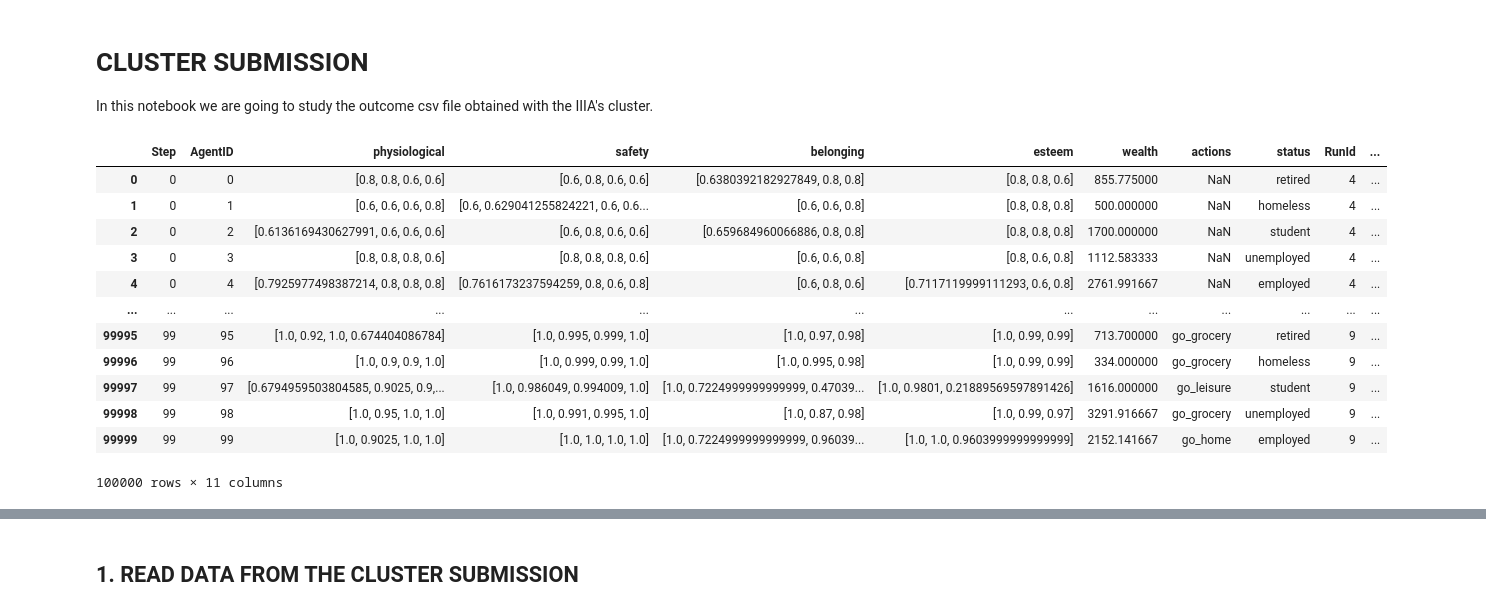
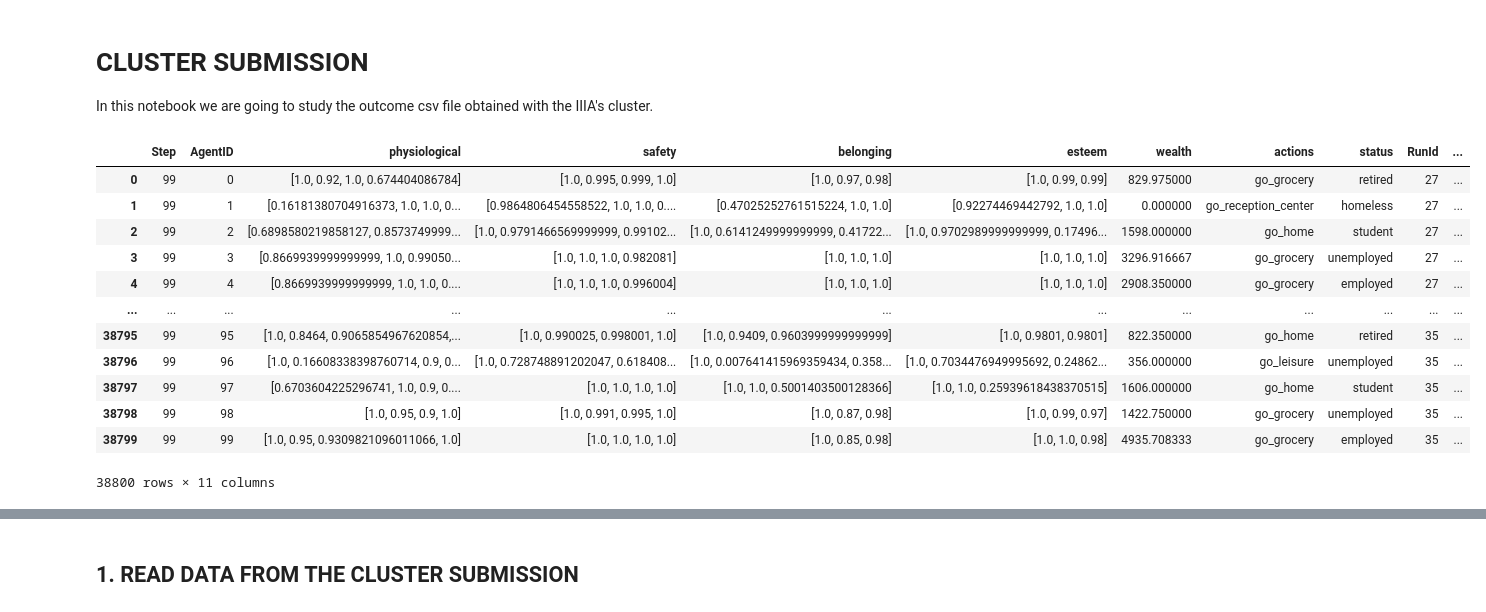
Before and after one commit to yuvalw11/Aporophobia-recreation, a Jupyter notebook: Results/cluster.ipynb, the cells around one changed output, grey strips where cells are left out. Cells and saved outputs as stored; diff of their text form; code cells hidden in the pictures.

```diff
--- a/Results/cluster.ipynb
+++ b/Results/cluster.ipynb
@@ -4,34 +4,33 @@ In this notebook we are going to study the outcome csv file obtained with the II
 # %%
 import pandas as pd
 import pathlib
 datasets = []
 
 for file in pathlib.Path('../my_results').iterdir():
     if 'agent_vars' not in str(file):
         continue
     dataset = pd.read_csv(str(file), delimiter=";")
     run_parameters = file.name.split('_')[-2]
     run_id = int(run_parameters.split(':')[0])
     norm_ids = f'({", ".join(run_parameters.split(":")[1].split("-"))})'
     dataset['RunId'] = run_id
     dataset['norms_ind'] = str(norm_ids)
-    # dataset = dataset.assign(norms_ind=[norm_ids] * len(dataset))
-    datasets.append(dataset)
+    datasets.append(dataset.query('Step == 99'))
 
 cluster = pd.concat(datasets)
 cluster.reset_index(drop=True, inplace=True)
 cluster
 # %% [output]
 |  | Step | AgentID | physiological | safety | belonging | esteem | wealth | actions | status | RunId | ... |
-| 0 | 0 | 0 | [0.8, 0.8, 0.6, 0.6] | [0.6, 0.8, 0.6, 0.6] | [0.6380392182927849, 0.8, 0.8] | [0.8, 0.8, 0.6] | 855.775000 | NaN | retired | 4 | ... |
-| 1 | 0 | 1 | [0.6, 0.6, 0.6, 0.8] | [0.6, 0.629041255824221, 0.6, 0.6... | [0.6, 0.6, 0.8] | [0.8, 0.8, 0.8] | 500.000000 | NaN | homeless | 4 | ... |
-| 2 | 0 | 2 | [0.6136169430627991, 0.6, 0.6, 0.6] | [0.6, 0.8, 0.6, 0.6] | [0.659684960066886, 0.8, 0.8] | [0.8, 0.8, 0.8] | 1700.000000 | NaN | student | 4 | ... |
-| 3 | 0 | 3 | [0.8, 0.8, 0.8, 0.6] | [0.8, 0.8, 0.8, 0.6] | [0.6, 0.6, 0.8] | [0.8, 0.6, 0.8] | 1112.583333 | NaN | unemployed | 4 | ... |
-| 4 | 0 | 4 | [0.7925977498387214, 0.8, 0.8, 0.8] | [0.7616173237594259, 0.8, 0.6, 0.8] | [0.6, 0.8, 0.6] | [0.7117119999111293, 0.6, 0.8] | 2761.991667 | NaN | employed | 4 | ... |
+| 0 | 99 | 0 | [1.0, 0.92, 1.0, 0.674404086784] | [1.0, 0.995, 0.999, 1.0] | [1.0, 0.97, 0.98] | [1.0, 0.99, 0.99] | 829.975000 | go_grocery | retired | 27 | ... |
+| 1 | 99 | 1 | [0.16181380704916373, 1.0, 1.0, 0... | [0.9864806454558522, 1.0, 1.0, 0.... | [0.47025252761515224, 1.0, 1.0] | [0.92274469442792, 1.0, 1.0] | 0.000000 | go_reception_center | homeless | 27 | ... |
+| 2 | 99 | 2 | [0.6898580219858127, 0.8573749999... | [1.0, 0.9791466569999999, 0.99102... | [1.0, 0.6141249999999999, 0.41722... | [1.0, 0.9702989999999999, 0.17496... | 1598.000000 | go_home | student | 27 | ... |
+| 3 | 99 | 3 | [0.8669939999999999, 1.0, 0.99050... | [1.0, 1.0, 1.0, 0.982081] | [1.0, 1.0, 1.0] | [1.0, 1.0, 1.0] | 3296.916667 | go_grocery | unemployed | 27 | ... |
+| 4 | 99 | 4 | [0.8669939999999999, 1.0, 1.0, 0.... | [1.0, 1.0, 1.0, 0.996004] | [1.0, 1.0, 1.0] | [1.0, 1.0, 1.0] | 2908.350000 | go_grocery | employed | 27 | ... |
 | ... | ... | ... | ... | ... | ... | ... | ... | ... | ... | ... | ... |
-| 99995 | 99 | 95 | [1.0, 0.92, 1.0, 0.674404086784] | [1.0, 0.995, 0.999, 1.0] | [1.0, 0.97, 0.98] | [1.0, 0.99, 0.99] | 713.700000 | go_grocery | retired | 9 | ... |
-| 99996 | 99 | 96 | [1.0, 0.9, 0.9, 1.0] | [1.0, 0.999, 0.99, 1.0] | [1.0, 0.995, 0.98] | [1.0, 0.99, 0.99] | 334.000000 | go_grocery | homeless | 9 | ... |
-| 99997 | 99 | 97 | [0.6794959503804585, 0.9025, 0.9,... | [1.0, 0.986049, 0.994009, 1.0] | [1.0, 0.7224999999999999, 0.47039... | [1.0, 0.9801, 0.21889569597891426] | 1616.000000 | go_leisure | student | 9 | ... |
-| 99998 | 99 | 98 | [1.0, 0.95, 1.0, 1.0] | [1.0, 0.991, 0.995, 1.0] | [1.0, 0.87, 0.98] | [1.0, 0.99, 0.97] | 3291.916667 | go_grocery | unemployed | 9 | ... |
-| 99999 | 99 | 99 | [1.0, 0.9025, 1.0, 1.0] | [1.0, 1.0, 1.0, 1.0] | [1.0, 0.7224999999999999, 0.96039... | [1.0, 1.0, 0.9603999999999999] | 2152.141667 | go_home | employed | 9 | ... |
+| 38795 | 99 | 95 | [1.0, 0.8464, 0.9065854967620854,... | [1.0, 0.990025, 0.998001, 1.0] | [1.0, 0.9409, 0.9603999999999999] | [1.0, 0.9801, 0.9801] | 822.350000 | go_home | retired | 35 | ... |
+| 38796 | 99 | 96 | [1.0, 0.16608338398760714, 0.9, 0... | [1.0, 0.728748891202047, 0.618408... | [1.0, 0.007641415969359434, 0.358... | [1.0, 0.7034476949995692, 0.24862... | 356.000000 | go_leisure | unemployed | 35 | ... |
+| 38797 | 99 | 97 | [0.6703604225296741, 1.0, 0.9, 0.... | [1.0, 1.0, 1.0, 1.0] | [1.0, 1.0, 0.5001403500128366] | [1.0, 1.0, 0.25939618438370515] | 1606.000000 | go_home | student | 35 | ... |
+| 38798 | 99 | 98 | [1.0, 0.95, 0.9, 1.0] | [1.0, 0.991, 0.995, 1.0] | [1.0, 0.87, 0.98] | [1.0, 0.99, 0.97] | 1422.750000 | go_grocery | unemployed | 35 | ... |
+| 38799 | 99 | 99 | [1.0, 0.95, 0.9309821096011066, 1.0] | [1.0, 1.0, 1.0, 1.0] | [1.0, 0.85, 0.98] | [1.0, 1.0, 0.98] | 4935.708333 | go_grocery | employed | 35 | ... |
-100000 rows × 11 columns
+38800 rows × 11 columns
```
Also changed, not shown: parts of 3 cells of this notebook, 1 other file.
